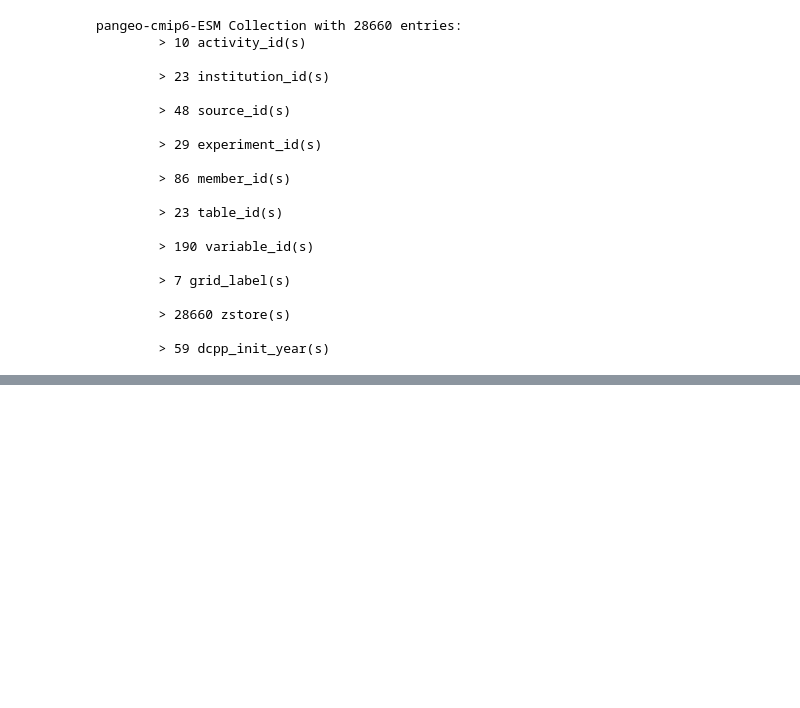
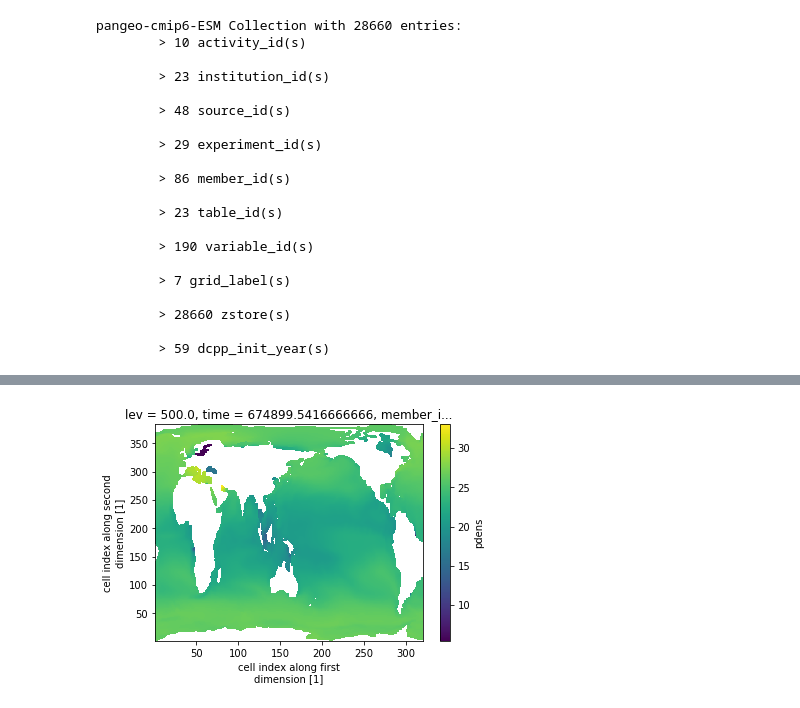
Before and after one commit to s-ragen/cmip6hack-so-project, a Jupyter notebook: notebooks/mld.ipynb, the cells around one changed output, grey strips where cells are left out. Drawn from its saved outputs; the diff is of its cells as text; code cells hidden in the pictures; blank space fills up the shorter version.

```diff
--- a/notebooks/mld.ipynb
+++ b/notebooks/mld.ipynb
@@ -89,0 +164,5 @@ Data variables:
+# %%
+for n,i in enumerate(dset_dict):
+    dset_dict[i].pdens.isel(time=0,lev=0).plot(); plt.show(); plt.close()
+# %% [output]
+[figure, added]
```
Also changed, not shown: parts of 8 cells of this notebook.
